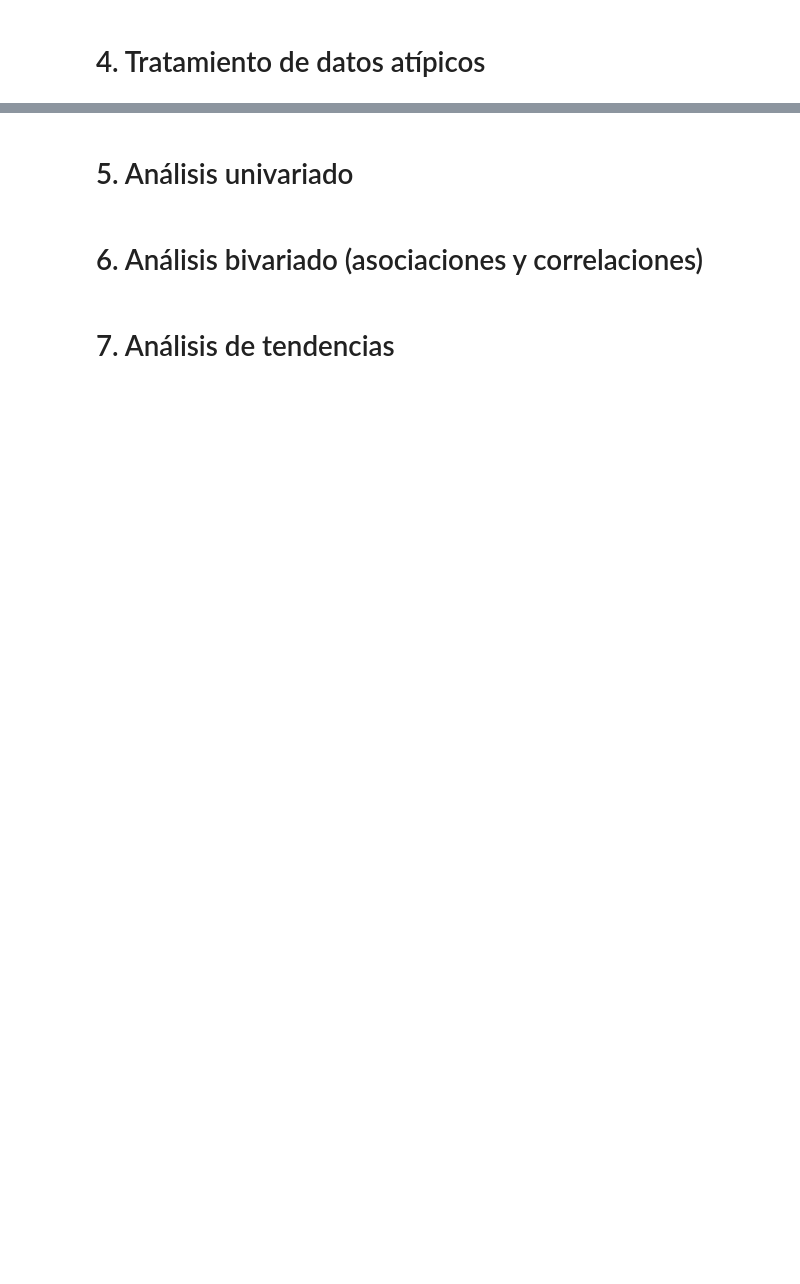
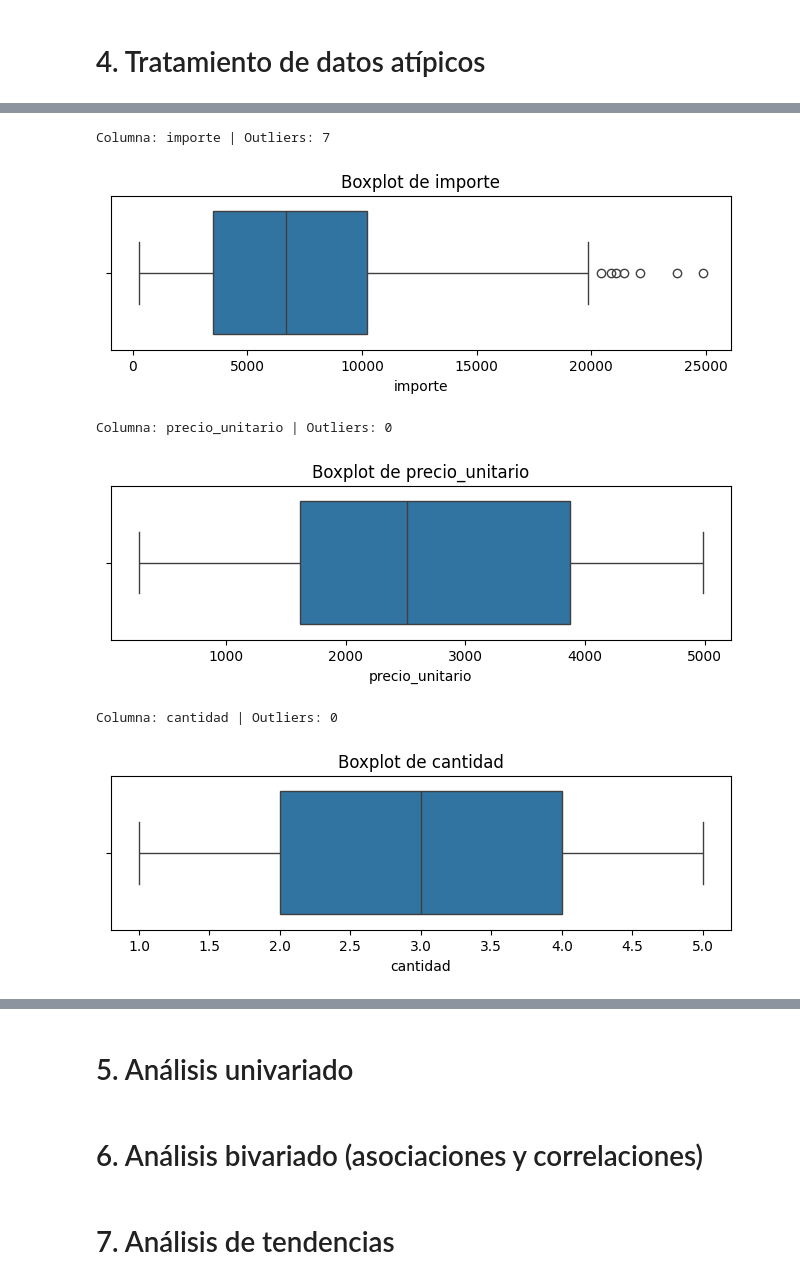
Before and after one commit to MartinOtamendiT/Aurelion, a Jupyter notebook: estadistico.ipynb, the cells around one changed output, grey strips where cells are left out. Cells and saved outputs as stored; diff of their text form; code cells hidden in the pictures; blank space fills up the shorter version.

Commit message:
Added EDA's steps 3 and 4 (clean and Outliers detection)

```diff
--- a/estadistico.ipynb
+++ b/estadistico.ipynb
@@ -314,0 +355,8 @@ dtype: object
+# %%
+df_unified = df_unified.rename(
+    columns={
+        "fecha": "fecha_venta",
+        "fecha_alta": "fecha_alta_cliente"
+    }
+)
+df_unified.info()
@@ -340,0 +409,5 @@ memory usage: 37.6 KB
+# %%
+print(f"Duplicados antes: {df_unified.duplicated().sum()}")
+df_unified = df_unified.drop_duplicates()
+print(f"Duplicados después: {df_unified.duplicated().sum()}")
+print(f"Total de filas: {df_unified.shape[0]}")
@@ -342,0 +427,26 @@ memory usage: 37.6 KB
+# %%
+# Análisis y tratamiento de datos atípicos en las columnas seleccionadas.
+columnas_analisis = {"cantidad", "precio_unitario", "importe"}
+outliers_dict = {}
+# Gráfico y conteo de outliers por columna.
+for col in columnas_analisis:
+    Q1 = df_unified[col].quantile(0.25)
+    Q3 = df_unified[col].quantile(0.75)
+    IQR = Q3 - Q1
+    limite_inferior = Q1 - 1.5 * IQR
+    limite_superior = Q3 + 1.5 * IQR
+    outliers = df_unified[(df_unified[col] < limite_inferior) | (df_unified[col] > limite_superior)]
+    outliers_dict[col] = outliers.shape[0]
+    print(f"Columna: {col} | Outliers: {outliers.shape[0]}")
+    # Visualización
+    plt.figure(figsize=(8,2))
+    sns.boxplot(x=df_unified[col])
+    plt.title(f"Boxplot de {col}")
+    plt.show()
+# %% [output]
+Columna: importe | Outliers: 7
+[figure, added]
+Columna: precio_unitario | Outliers: 0
+[figure, added]
+Columna: cantidad | Outliers: 0
+[figure, added]
```
Also changed, not shown: parts of 21 cells of this notebook, 1 other file.
